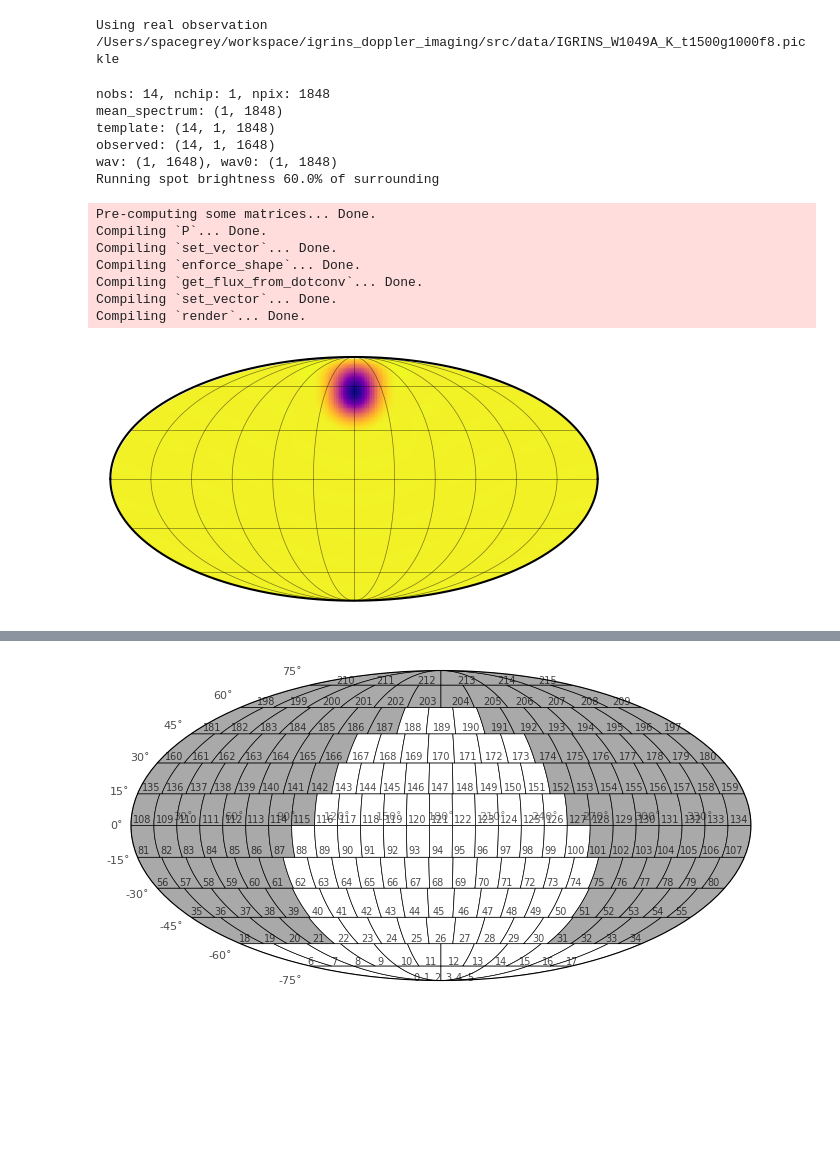
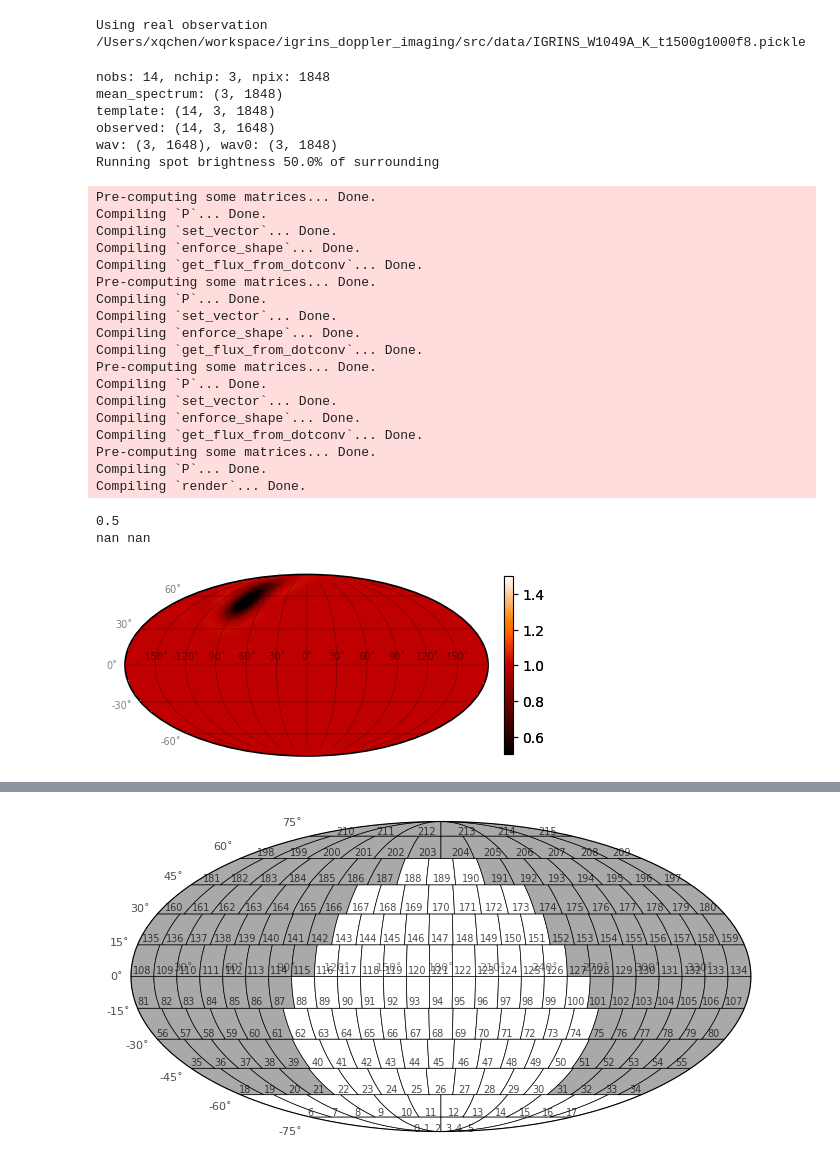
Before and after one commit to alphalyncis/igrins_doppler_imaging, a Jupyter notebook: src/scripts/test_simperiod.ipynb, the cells around one changed output, grey strips where cells are left out. Saved outputs shown, nothing was run; the diff lists cells and outputs as text; code cells hidden in the pictures; blank space fills up the shorter version.

Commit message:
improve plots

```diff
--- a/src/scripts/test_simperiod.ipynb
+++ b/src/scripts/test_simperiod.ipynb
@@ -16,7 +16,7 @@ nlat, nlon = 10, 20
 use_eqarea = True
 target = "W1049A"
 noisetype = "random"
-contrast = 0.6
+contrast = 0.5
 roll = 0
 
 tobs = 5
@@ -24,7 +24,7 @@ period = 5
 period_true = period
 
 #modelspec = "t1400g1000f8"
-goodchips_sim[instru][target][band] = [4]
+goodchips_sim[instru][target][band] = [2,3,4]
 savedir = f"sim_period/{period_true}"
 
 #################### Automatic ####################################
@@ -123,29 +123,42 @@ if True:
 assert simulation_on == True
 print(f"Using real observation {model_datafile}")
 # %% [output]
-Using real observation /Users/spacegrey/workspace/igrins_doppler_imaging/src/data/IGRINS_W1049A_K_t1500g1000f8.pickle
+Using real observation /Users/xqchen/workspace/igrins_doppler_imaging/src/data/IGRINS_W1049A_K_t1500g1000f8.pickle
 # %%
 # Load data from fit pickle
 mean_spectrum, template, observed, residual, error, wav_nm, wav0_nm = load_data(model_datafile, instru, nobs, goodchips)
 
 # Make mock observed spectra
-observed, fakemap = spectra_from_sim(modelmap, contrast, roll, smoothing, mean_spectrum, wav_nm, wav0_nm, error, residual,
-                            noisetype, kwargs_sim, savedir, r=20, lat_pos=60, plot_ts=False, colorbar=False)
+observed, image = spectra_from_sim(modelmap, contrast, roll, smoothing, mean_spectrum, wav_nm, wav0_nm, error, residual,
+                            noisetype, kwargs_sim, savedir, r_deg=20, lat_deg=60, lon_deg=-85, plot_ts=False, colorbar=False)
 # %% [output]
-nobs: 14, nchip: 1, npix: 1848
-mean_spectrum: (1, 1848)
-template: (14, 1, 1848)
-observed: (14, 1, 1648)
-wav: (1, 1648), wav0: (1, 1848)
-Running spot brightness 60.0% of surrounding
+nobs: 14, nchip: 3, npix: 1848
+mean_spectrum: (3, 1848)
+template: (14, 3, 1848)
+observed: (14, 3, 1648)
+wav: (3, 1648), wav0: (3, 1848)
+Running spot brightness 50.0% of surrounding
 Pre-computing some matrices... Done.
 Compiling `P`... Done.
 Compiling `set_vector`... Done.
 Compiling `enforce_shape`... Done.
 Compiling `get_flux_from_dotconv`... Done.
+Pre-computing some matrices... Done.
+Compiling `P`... Done.
 Compiling `set_vector`... Done.
+Compiling `enforce_shape`... Done.
+Compiling `get_flux_from_dotconv`... Done.
+Pre-computing some matrices... Done.
+Compiling `P`... Done.
+Compiling `set_vector`... Done.
+Compiling `enforce_shape`... Done.
+Compiling `get_flux_from_dotconv`... Done.
+Pre-computing some matrices... Done.
+Compiling `P`... Done.
 Compiling `render`... Done.
+0.5
+nan nan
-[figure, old version]
+[figure, new version]
 # %%
 intrinsic_profiles, obskerns_norm = make_LSD_profile(instru, template, observed, wav_nm, goodchips, pmod, line_file, cont_file, nk, vsini, rv,
                                                         period, timestamp, savedir, cut=cut)
```
Also changed, not shown: parts of 16 cells of this notebook, 1 other file.
